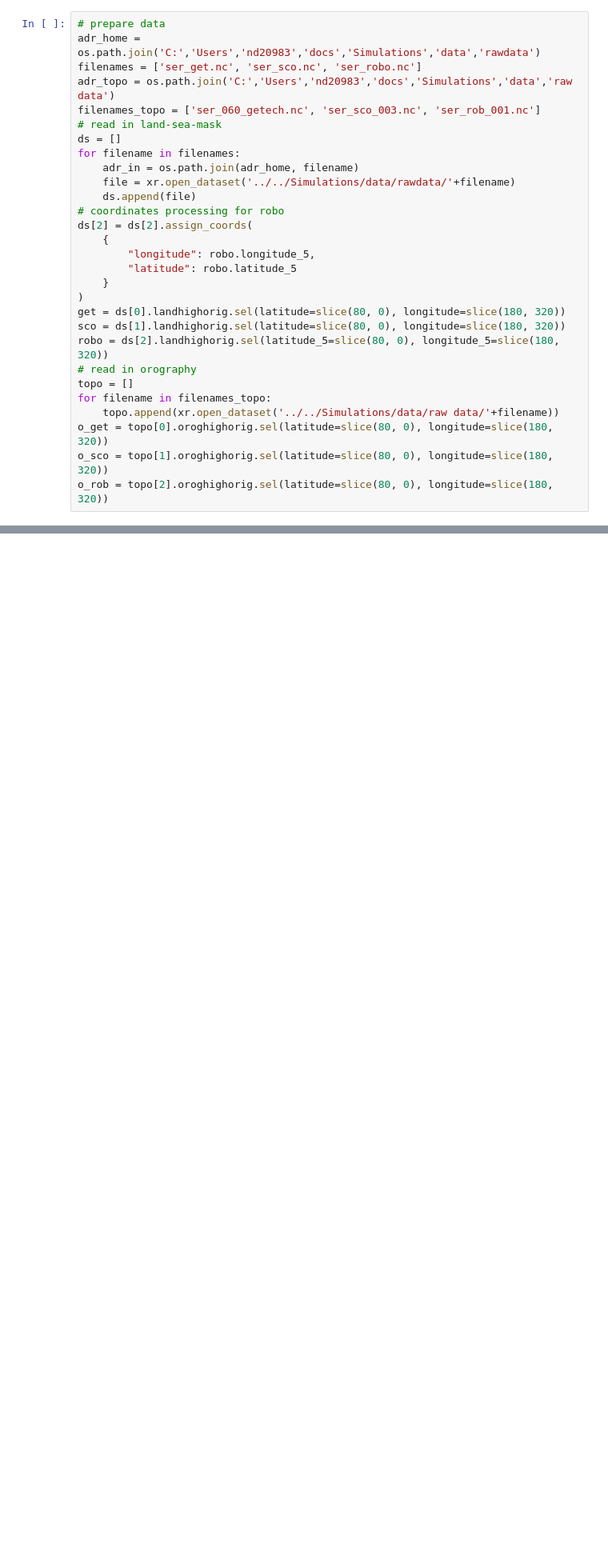
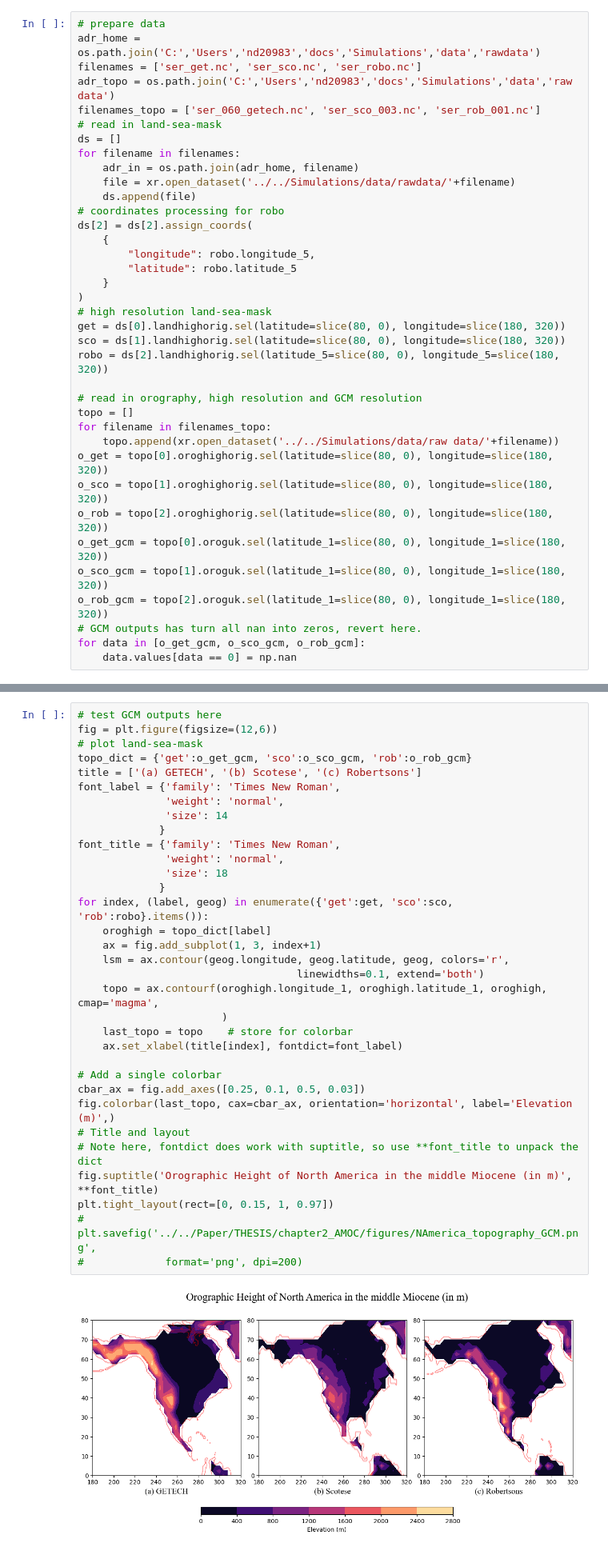
Before and after one commit to Climateyousheng/thesis_scripts, a Jupyter notebook: Mountains_visual.ipynb, the cells around one changed output, grey strips where cells are left out. Shown: that part at 80% size. Cells and saved outputs as stored; diff of their text form; blank space fills up the shorter version.

Commit message:
Added GCM topography.

```diff
--- a/Mountains_visual.ipynb
+++ b/Mountains_visual.ipynb
@@ -23,16 +24,24 @@ ds[2] = ds[2].assign_coords(
         "latitude": robo.latitude_5
     }
 )
+# high resolution land-sea-mask
 get = ds[0].landhighorig.sel(latitude=slice(80, 0), longitude=slice(180, 320))
 sco = ds[1].landhighorig.sel(latitude=slice(80, 0), longitude=slice(180, 320))
 robo = ds[2].landhighorig.sel(latitude_5=slice(80, 0), longitude_5=slice(180, 320))
-# read in orography
+
+# read in orography, high resolution and GCM resolution
 topo = []
 for filename in filenames_topo:
     topo.append(xr.open_dataset('../../Simulations/data/raw data/'+filename))
 o_get = topo[0].oroghighorig.sel(latitude=slice(80, 0), longitude=slice(180, 320))
 o_sco = topo[1].oroghighorig.sel(latitude=slice(80, 0), longitude=slice(180, 320))
 o_rob = topo[2].oroghighorig.sel(latitude=slice(80, 0), longitude=slice(180, 320))
+o_get_gcm = topo[0].oroguk.sel(latitude_1=slice(80, 0), longitude_1=slice(180, 320))
+o_sco_gcm = topo[1].oroguk.sel(latitude_1=slice(80, 0), longitude_1=slice(180, 320))
+o_rob_gcm = topo[2].oroguk.sel(latitude_1=slice(80, 0), longitude_1=slice(180, 320))
+# GCM outputs has turn all nan into zeros, revert here.
+for data in [o_get_gcm, o_sco_gcm, o_rob_gcm]:
+    data.values[data == 0] = np.nan
 # %%
 fig = plt.figure(figsize=(12,6))
 # plot land-sea-mask
@@ -67,4 +76,39 @@ plt.savefig('../../Paper/THESIS/chapter2_AMOC/figures/NAmerica_topography.png',
             format='png', dpi=200)
 # %% [output]
 [figure]
+# %%
+# test GCM outputs here
+fig = plt.figure(figsize=(12,6))
+# plot land-sea-mask
+topo_dict = {'get':o_get_gcm, 'sco':o_sco_gcm, 'rob':o_rob_gcm}
+title = ['(a) GETECH', '(b) Scotese', '(c) Robertsons']
+font_label = {'family': 'Times New Roman',
+              'weight': 'normal',
+              'size': 14
+             }
+font_title = {'family': 'Times New Roman',
+              'weight': 'normal',
+              'size': 18
+             }
+for index, (label, geog) in enumerate({'get':get, 'sco':sco, 'rob':robo}.items()):
+    oroghigh = topo_dict[label]
+    ax = fig.add_subplot(1, 3, index+1)
+    lsm = ax.contour(geog.longitude, geog.latitude, geog, colors='r',
+                                   linewidths=0.1, extend='both')
+    topo = ax.contourf(oroghigh.longitude_1, oroghigh.latitude_1, oroghigh, cmap='magma',
+                       )
+    last_topo = topo    # store for colorbar
+    ax.set_xlabel(title[index], fontdict=font_label)
+
+# Add a single colorbar
+cbar_ax = fig.add_axes([0.25, 0.1, 0.5, 0.03])
+fig.colorbar(last_topo, cax=cbar_ax, orientation='horizontal', label='Elevation (m)',)
+# Title and layout
+# Note here, fontdict does work with suptitle, so use **font_title to unpack the dict
+fig.suptitle('Orographic Height of North America in the middle Miocene (in m)', **font_title)
+plt.tight_layout(rect=[0, 0.15, 1, 0.97])
+# plt.savefig('../../Paper/THESIS/chapter2_AMOC/figures/NAmerica_topography_GCM.png',
+#             format='png', dpi=200)
+# %% [output]
+[figure, added]
 # %%
```
Also changed, not shown: parts of 2 cells of this notebook.
